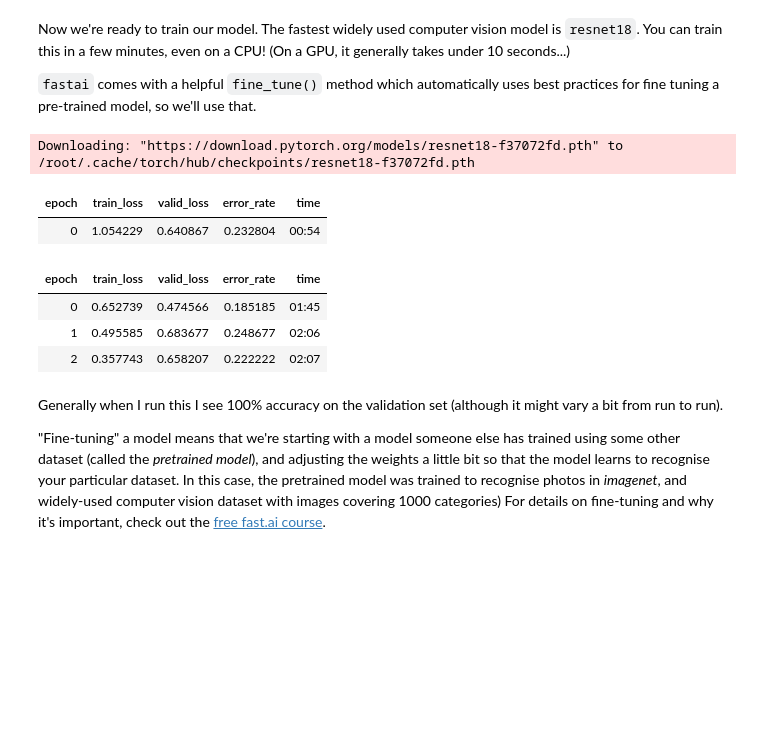
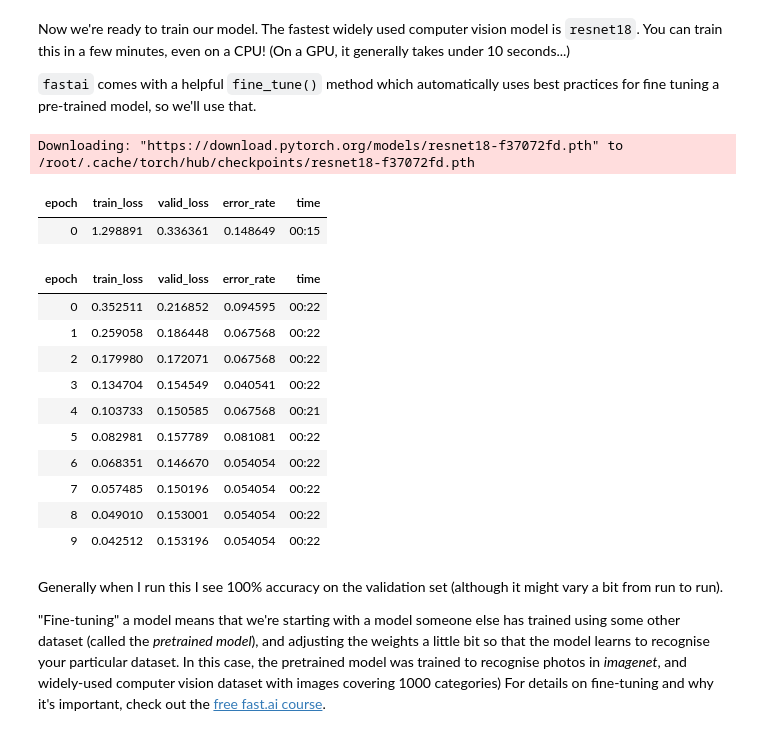
Before and after one commit to vikas25538/fastai-v5-part1-2022, a Jupyter notebook: fastai-v5-22-lesson-1-is-it-a-bird.ipynb, the cells around one changed output. Saved outputs shown, nothing was run; the diff lists cells and outputs as text; code cells hidden in the pictures; blank space fills up the shorter version.

```diff
--- a/fastai-v5-22-lesson-1-is-it-a-bird.ipynb
+++ b/fastai-v5-22-lesson-1-is-it-a-bird.ipynb
@@ -91,19 +106,19 @@ Image.open('siberianhusky.jpg').to_thumb(256,256)
 # %% [markdown]
 Our searches seem to be giving reasonable results, so let's grab 200 examples of each of "bird" and "forest" photos, and save each group of photos to a different folder:
 # %%
-searches = 'amalamute','shusky'
-path = Path('malamute_or_husky')
+searches = 'damaged car','new car'
+path = Path('damaged_or_new')
 from time import sleep
 
 for o in searches:
     dest = (path/o)
     dest.mkdir(exist_ok=True, parents=True)
     download_images(dest, urls=search_images(f'{o} photo'))
-    sleep(10)  # Pause between searches to avoid over-loading server
-    download_images(dest, urls=search_images(f'{o} sun photo'))
-    sleep(10)
-    download_images(dest, urls=search_images(f'{o} shade photo'))
-    sleep(10)
+    #sleep(10)  # Pause between searches to avoid over-loading server
+    #download_images(dest, urls=search_images(f'{o} sun photo'))
+    #sleep(10)
+    #download_images(dest, urls=search_images(f'{o} shade photo'))
+    #sleep(10)
     resize_images(path/o, max_size=400, dest=path/o)
 # %% [markdown]
 ## Step 2: Train our model
@@ -157,15 +172,22 @@ Now we're ready to train our model. The fastest widely used computer vision mode
 `fastai` comes with a helpful `fine_tune()` method which automatically uses best practices for fine tuning a pre-trained model, so we'll use that.
 # %%
 learn = vision_learner(dls, resnet18, metrics=error_rate)
-learn.fine_tune(3)
+learn.fine_tune(10)
 # %% [output]
 Downloading: "https://download.pytorch.org/models/resnet18-f37072fd.pth" to /root/.cache/torch/hub/checkpoints/resnet18-f37072fd.pth
 | epoch | train_loss | valid_loss | error_rate | time |
-| 0 | 1.054229 | 0.640867 | 0.232804 | 00:54 |
+| 0 | 1.298891 | 0.336361 | 0.148649 | 00:15 |
 | epoch | train_loss | valid_loss | error_rate | time |
-| 0 | 0.652739 | 0.474566 | 0.185185 | 01:45 |
-| 1 | 0.495585 | 0.683677 | 0.248677 | 02:06 |
-| 2 | 0.357743 | 0.658207 | 0.222222 | 02:07 |
+| 0 | 0.352511 | 0.216852 | 0.094595 | 00:22 |
+| 1 | 0.259058 | 0.186448 | 0.067568 | 00:22 |
+| 2 | 0.179980 | 0.172071 | 0.067568 | 00:22 |
+| 3 | 0.134704 | 0.154549 | 0.040541 | 00:22 |
+| 4 | 0.103733 | 0.150585 | 0.067568 | 00:21 |
+| 5 | 0.082981 | 0.157789 | 0.081081 | 00:22 |
+| 6 | 0.068351 | 0.146670 | 0.054054 | 00:22 |
+| 7 | 0.057485 | 0.150196 | 0.054054 | 00:22 |
+| 8 | 0.049010 | 0.153001 | 0.054054 | 00:22 |
+| 9 | 0.042512 | 0.153196 | 0.054054 | 00:22 |
 # %% [markdown]
 Generally when I run this I see 100% accuracy on the validation set (although it might vary a bit from run to run).
 
```
Also changed, not shown: parts of 10 cells of this notebook.
